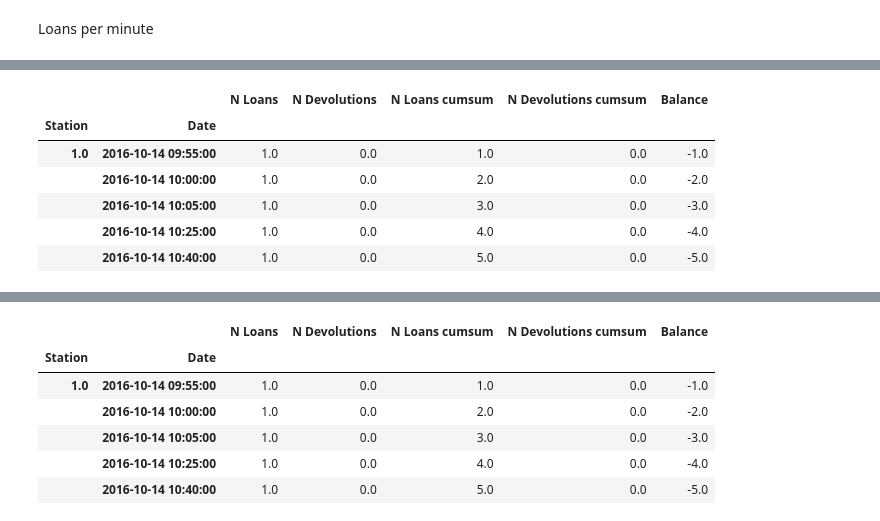
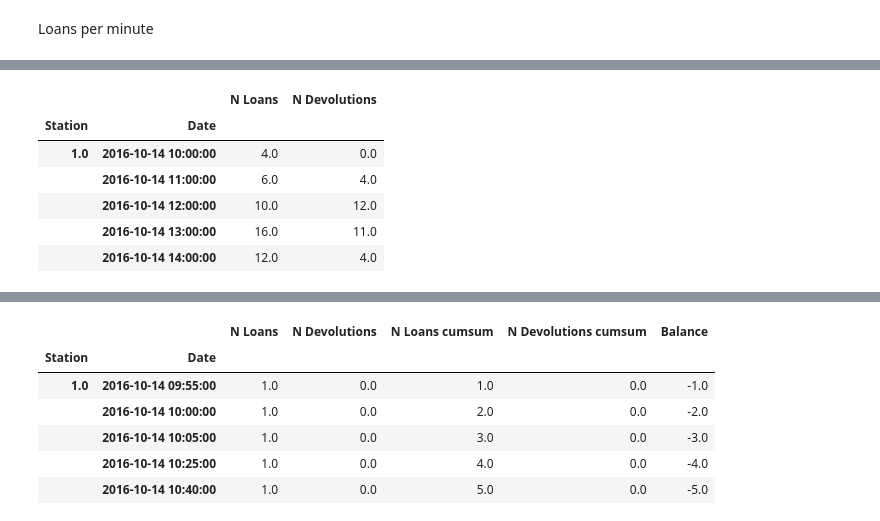
Before and after one commit to anafsa/ChildrenOfJupyter, a Jupyter notebook: Stage-3/EDA-Ana.ipynb, the cells around one changed output, grey strips where cells are left out. Drawn from its saved outputs; the diff is of its cells as text; code cells hidden in the pictures.

```diff
--- a/Stage-3/EDA-Ana.ipynb
+++ b/Stage-3/EDA-Ana.ipynb
@@ -87,8 +87,7 @@ def get_loans_or_devolutions_per_station_per_5_minutes(_df, field_date, field_st
     df = df[[field_date, field_station, field_position]]
     df[field_position] = [1]*len(df.index)
     df[field_date] = pd.to_datetime(df[field_date], format='%Y-%m-%d %H:%M:%S.%f')
-    df[field_date] = df[field_date].dt.strftime('%Y-%m-%d %H:%M')
-    df[field_date] = df[field_date].apply(pd.to_datetime).dt.round("5min")
+    df[field_date] = df[field_date].dt.round("1H")
     df = df.rename(columns={field_date:'Date', field_station:'Station'})
     df = df.groupby(['Station', 'Date']).count()
 
@@ -110,14 +109,10 @@ def get_loans_and_devolutions_info(_df):
     df = df.fillna(0)
 
     # FALTA FAZER POR ESTAÇÃO!!!!!!! ESTÁ GLOBAL
-    df['N Loans cumsum'] = df['N Loans'].cumsum() # perdem bicicletas
-    df['N Devolutions cumsum'] = df['N Devolutions'].cumsum() # ganham bicicletas
+    #df['N Loans cumsum'] = df['N Loans'].cumsum() # perdem bicicletas
+    #df['N Devolutions cumsum'] = df['N Devolutions'].cumsum() # ganham bicicletas
 
-    df['Balance'] = df['N Devolutions cumsum'] - df['N Loans cumsum'] # balanço total
-
-
-
-
+    #df['Balance'] = df['N Devolutions cumsum'] - df['N Loans cumsum'] # balanço total
     return df
 
 loans_and_devolutions = get_loans_and_devolutions_info(df)
@@ -141,7 +121,7 @@ Station Date
-|  |  | N Loans | N Devolutions | N Loans cumsum | N Devolutions cumsum | Balance |
-| Station | Date |  |  |  |  |  |
-| 1.0 | 2016-10-14 09:55:00 | 1.0 | 0.0 | 1.0 | 0.0 | -1.0 |
-|  | 2016-10-14 10:00:00 | 1.0 | 0.0 | 2.0 | 0.0 | -2.0 |
-|  | 2016-10-14 10:05:00 | 1.0 | 0.0 | 3.0 | 0.0 | -3.0 |
-|  | 2016-10-14 10:25:00 | 1.0 | 0.0 | 4.0 | 0.0 | -4.0 |
-|  | 2016-10-14 10:40:00 | 1.0 | 0.0 | 5.0 | 0.0 | -5.0 |
+|  |  | N Loans | N Devolutions |
+| Station | Date |  |  |
+| 1.0 | 2016-10-14 10:00:00 | 4.0 | 0.0 |
+|  | 2016-10-14 11:00:00 | 6.0 | 4.0 |
+|  | 2016-10-14 12:00:00 | 10.0 | 12.0 |
+|  | 2016-10-14 13:00:00 | 16.0 | 11.0 |
+|  | 2016-10-14 14:00:00 | 12.0 | 4.0 |
```
Also changed, not shown: parts of 8 cells of this notebook.
